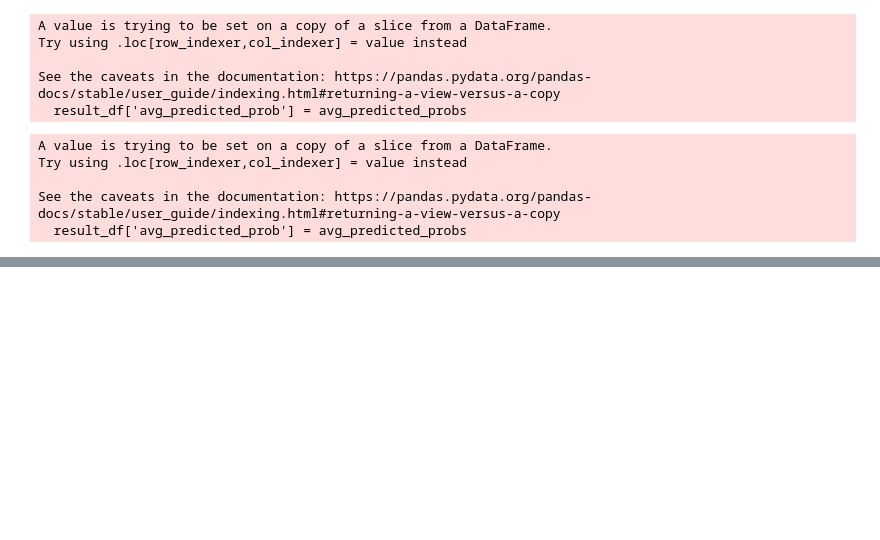
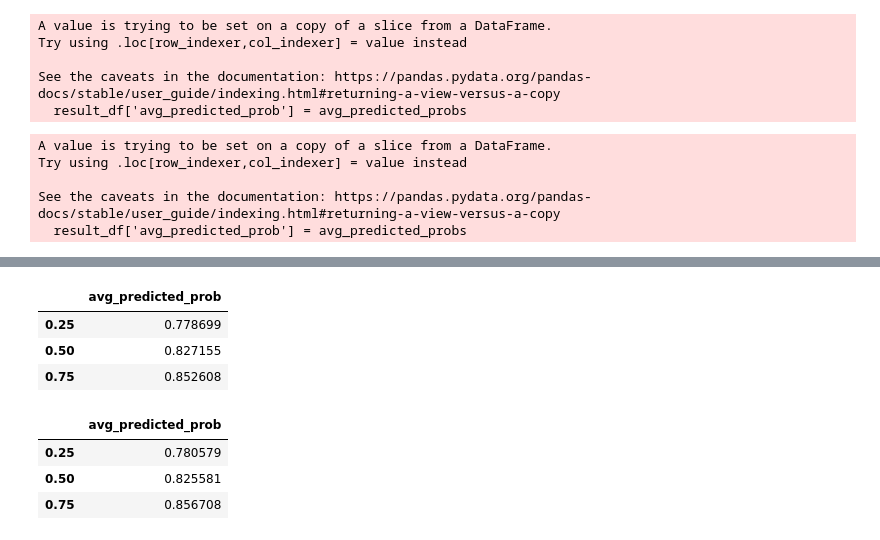
Before and after one commit to riffere-fla/pandas_party, a Jupyter notebook: renewal_scoring_2627.ipynb, the cells around one changed output, grey strips where cells are left out. Saved outputs shown, nothing was run; the diff lists cells and outputs as text; code cells hidden in the pictures; blank space fills up the shorter version.

```diff
--- a/renewal_scoring_2627.ipynb
+++ b/renewal_scoring_2627.ipynb
@@ -854,16 +854,17 @@ df_full_2425['gross_revenue_agg'] = pd.cut(df_full_2425['gross_revenue'], bins =
 # %%
 # break into x and y data
 
-x_premier_train = df_premier_2425[['is_local','tenure','real_show_rate','seat_show_rate','self_show_rate','num_games_attended','gross_revenue_agg', 'arena_level_internal', 'renewal_likelihood_survey']]
+x_premier_train = df_premier_2425[['is_local','tenure','real_show_rate','seat_show_rate','self_show_rate','num_games_attended','gross_revenue_agg', 'arena_level_internal']]
 y_premier = df_premier_2425[['did_renew']]
 
-x_premier_test = df_premier_2526[['is_local','tenure','real_show_rate','seat_show_rate','self_show_rate','num_games_attended','gross_revenue_agg', 'arena_level_internal', 'renewal_likelihood_survey']]
+# x_premier_test = df_premier_2526[['is_local','tenure','real_show_rate','seat_show_rate','self_show_rate','num_games_attended','gross_revenue_agg', 'arena_level_internal', 'renewal_likelihood_survey']]
+x_premier_test = df_premier_2526[['is_local','tenure','real_show_rate','seat_show_rate','self_show_rate','num_games_attended','gross_revenue_agg', 'arena_level_internal']]
 premier_acct_ids = df_premier_2526[['purch_client_crm_id', 'email', 'gross_revenue', 'touchpoints']]
 
-x_full_train = df_full_2425[['is_local','tenure','real_show_rate','seat_show_rate','self_show_rate','num_games_attended','gross_revenue_agg', 'arena_level_internal', 'renewal_likelihood_survey']]
+x_full_train = df_full_2425[['is_local','tenure','real_show_rate','seat_show_rate','self_show_rate','num_games_attended','gross_revenue_agg', 'arena_level_internal']]
 y_full = df_full_2425[['did_renew']]
 
-x_full_test = df_full_2526[['is_local', 'tenure','real_show_rate','seat_show_rate','self_show_rate','num_games_attended','gross_revenue_agg', 'arena_level_internal', 'renewal_likelihood_survey']]
+x_full_test = df_full_2526[['is_local', 'tenure','real_show_rate','seat_show_rate','self_show_rate','num_games_attended','gross_revenue_agg', 'arena_level_internal']]
 full_acct_ids = df_full_2526[['purch_client_crm_id', 'email', 'gross_revenue', 'touchpoints']]
 # %%
 # create monte carlo simulation for model
@@ -874,12 +875,12 @@ def run_log_reg(ticket_type, x_train, x_test, y, acct_ids, num_simulations):
     x_train_scaler = ss.fit_transform(x_train)
     x_test_scaler = ss.fit_transform(x_test)
 
-    if ticket_type == 'Full':
-        weights = [1,1,2,2,1,1,1,1,2]
-    else:
-        weights = [1,1,1.5,1.5,1,1,1,1,2]
-    x_train_scaler = x_train_scaler*weights
-    x_test_scaler = x_test_scaler*weights
+    # if ticket_type == 'Full':
+    #     weights = [1,1,2,2,1,1,1,1,2]
+    # else:
+    #     weights = [1,1,1.5,1.5,1,1,1,1,2]
+    # x_train_scaler = x_train_scaler*weights
+    # x_test_scaler = x_test_scaler*weights
 
     predicted_probs = np.zeros((x_test_scaler.shape[0], num_simulations))
 
@@ -974,3 +959,17 @@ full_final_df
+# %%
+full_final_df[['avg_predicted_prob']].quantile(q = [0.25,0.5,0.75], interpolation='midpoint')
+# %% [output]
+|  | avg_predicted_prob |
+| 0.25 | 0.778699 |
+| 0.50 | 0.827155 |
+| 0.75 | 0.852608 |
+# %%
+premier_final_df[['avg_predicted_prob']].quantile(q = [0.25,0.5,0.75], interpolation='midpoint')
+# %% [output]
+|  | avg_predicted_prob |
+| 0.25 | 0.780579 |
+| 0.50 | 0.825581 |
+| 0.75 | 0.856708 |
 # %%
 # concat fulls and premiers and write to the warehouse
 
```
Also changed, not shown: parts of 5 cells of this notebook.
